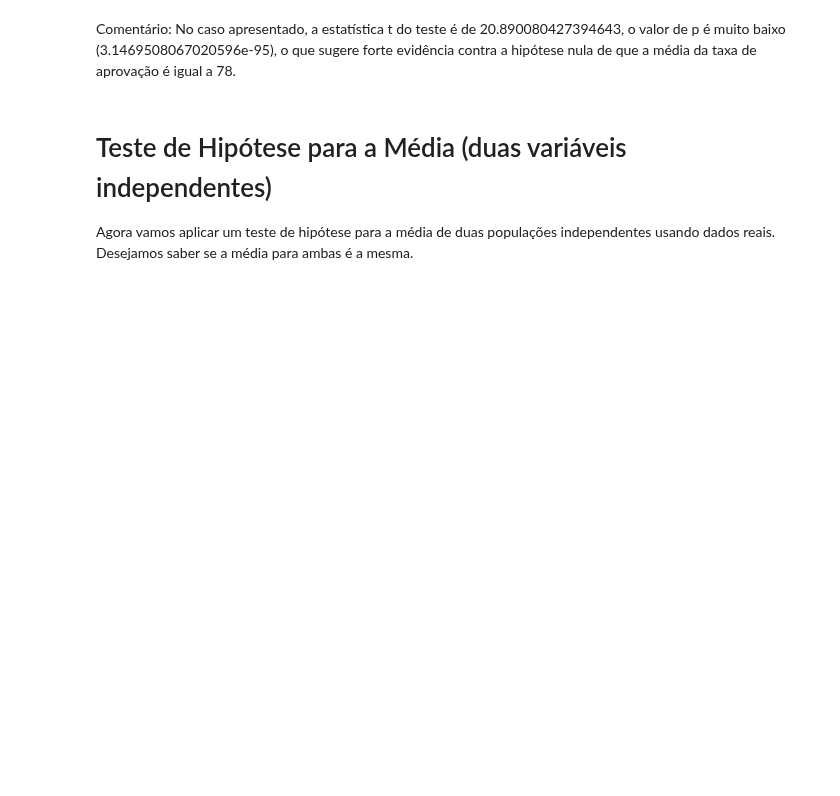
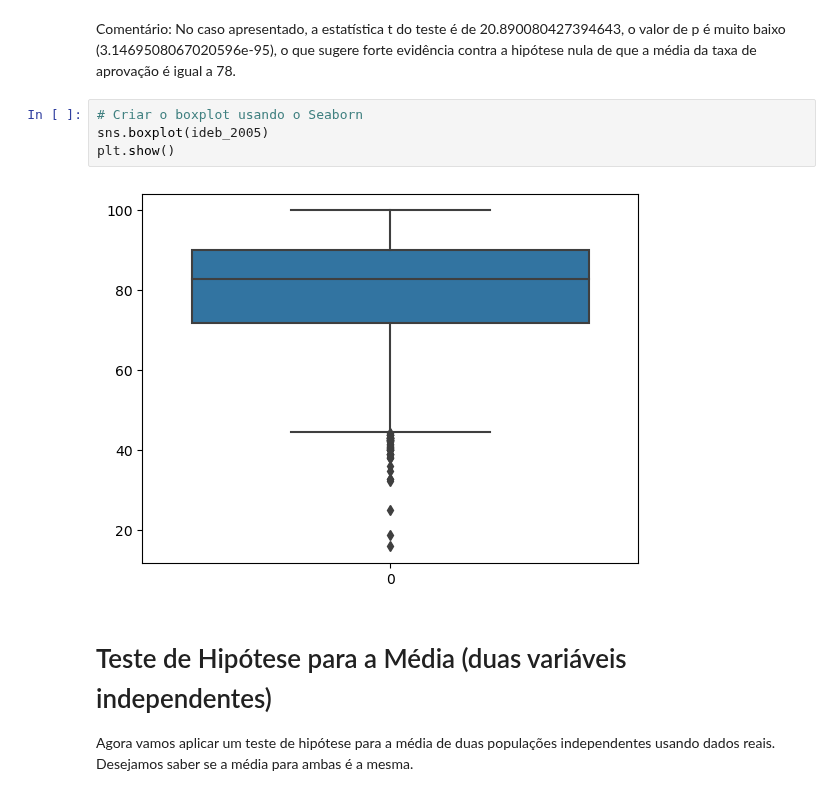
Before and after one commit to jorgelpbarretob/Master-Sirius, a Jupyter notebook: Semana 2/Master_Semana2_Exercicios.ipynb, the cells around one changed output. Cells and saved outputs as stored; diff of their text form; blank space fills up the shorter version.

```diff
--- a/Semana 2/Master_Semana2_Exercicios.ipynb
+++ b/Semana 2/Master_Semana2_Exercicios.ipynb
@@ -96,6 +96,12 @@ print(resultado_teste)
 TtestResult(statistic=20.890080427394643, pvalue=3.1469508067020596e-95, df=12082)
 # %% [markdown]
 Comentário: No caso apresentado, a estatística t do teste é de 20.890080427394643, o valor de p é muito baixo (3.1469508067020596e-95), o que sugere forte evidência contra a hipótese nula de que a média da taxa de aprovação é igual a 78.
+# %%
+# Criar o boxplot usando o Seaborn
+sns.boxplot(ideb_2005)
+plt.show()
+# %% [output]
+[figure, added]
 # %% [markdown]
 # Teste de Hipótese para a Média (duas variáveis independentes)
 
```
Also changed, not shown: parts of 1 cell of this notebook.
